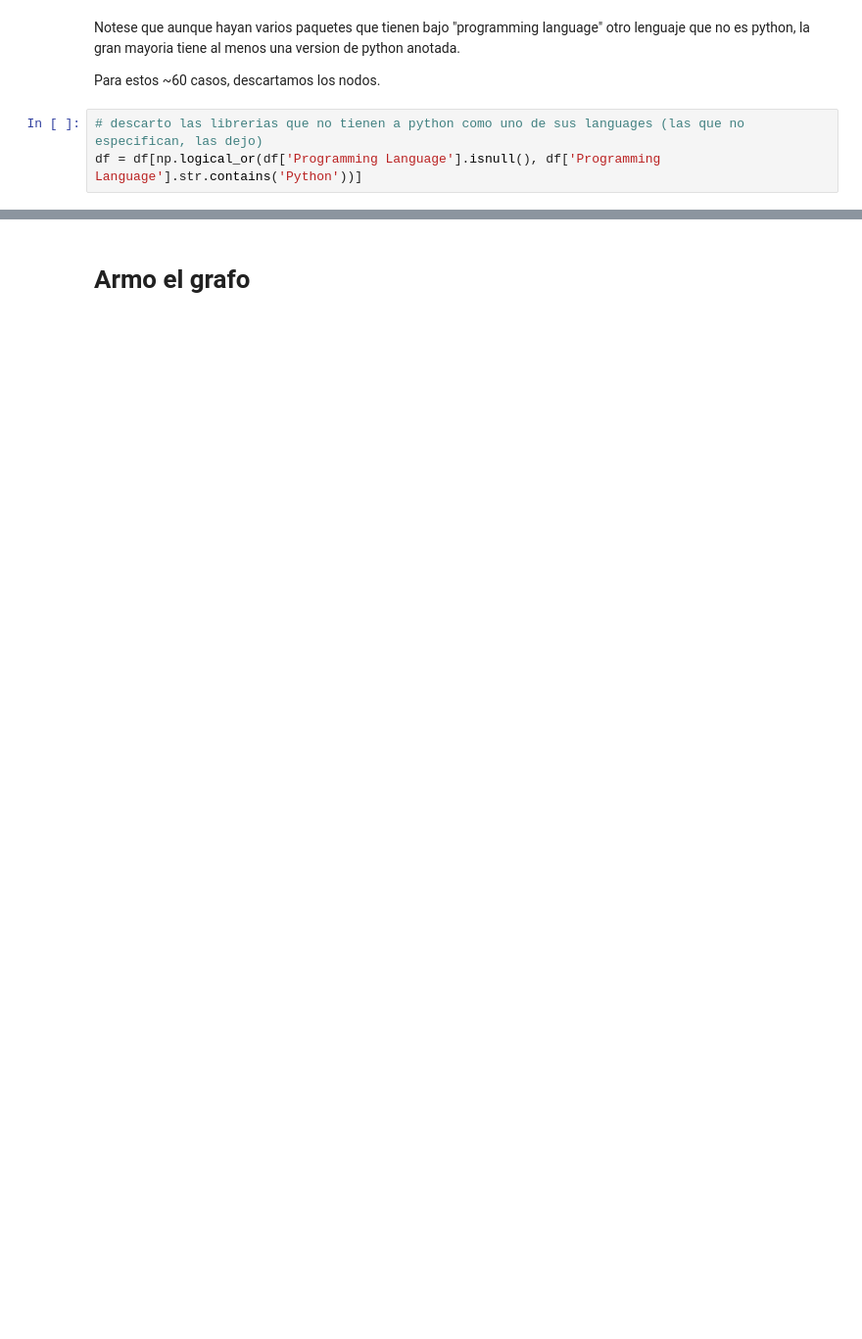
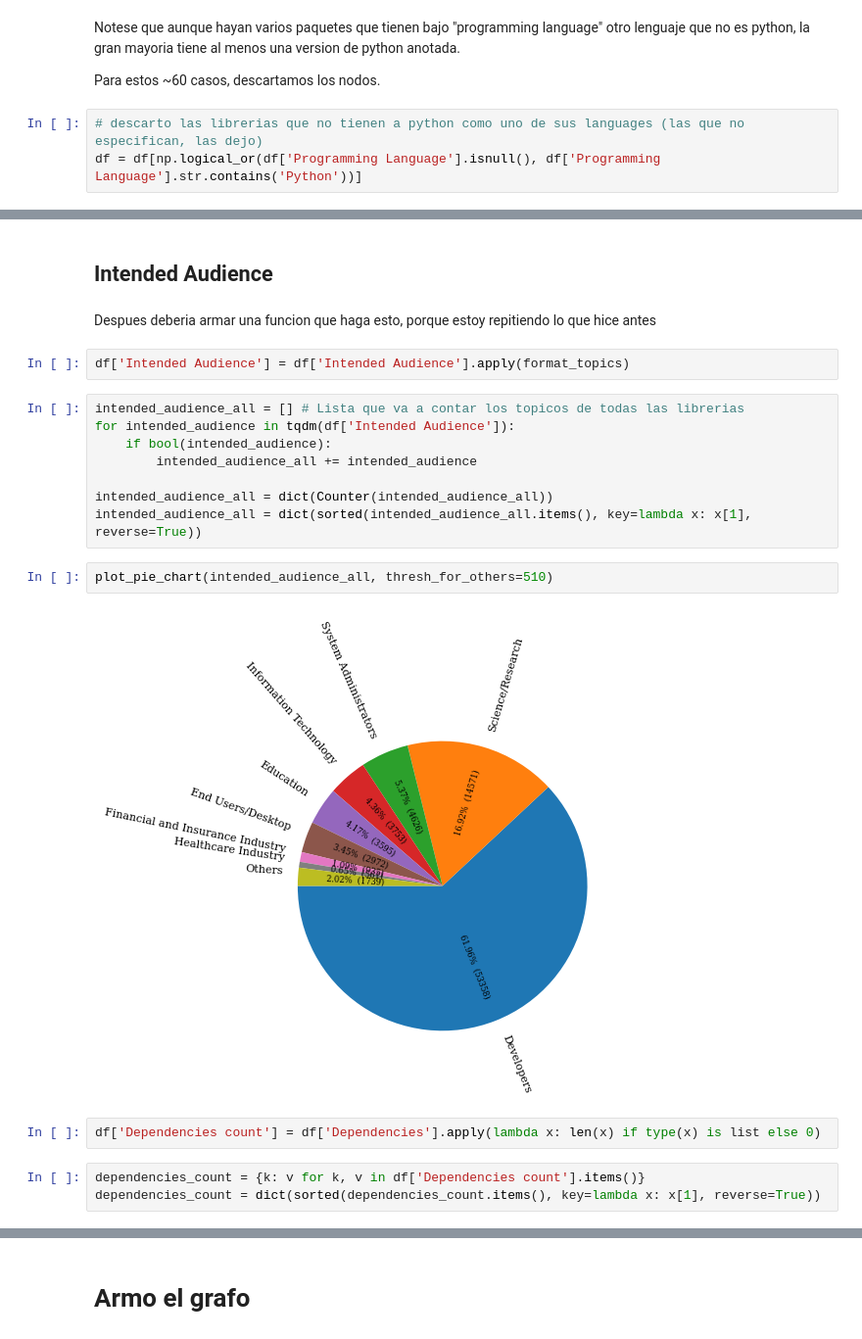
Before and after one commit to facundojgarcia02/CoNet, a Jupyter notebook: Tp Final/analysis/EDA.ipynb, the cells around one changed output, grey strips where cells are left out. Shown at 98% size. Drawn from its saved outputs; the diff is of its cells as text; blank space fills up the shorter version.

```diff
--- a/Tp Final/analysis/EDA.ipynb
+++ b/Tp Final/analysis/EDA.ipynb
@@ -248,0 +273,23 @@ df[~df['Dependencies'].astype(bool)]
+# %% [markdown]
+## Intended Audience
+# %% [markdown]
+Despues deberia armar una funcion que haga esto, porque estoy repitiendo lo que hice antes
+# %%
+df['Intended Audience'] = df['Intended Audience'].apply(format_topics)
+# %%
+intended_audience_all = [] # Lista que va a contar los topicos de todas las librerias
+for intended_audience in tqdm(df['Intended Audience']):
+    if bool(intended_audience):
+        intended_audience_all += intended_audience
+
+intended_audience_all = dict(Counter(intended_audience_all))
+intended_audience_all = dict(sorted(intended_audience_all.items(), key=lambda x: x[1], reverse=True))
+# %%
+plot_pie_chart(intended_audience_all, thresh_for_others=510)
+# %% [output]
+[figure, added]
+# %%
+df['Dependencies count'] = df['Dependencies'].apply(lambda x: len(x) if type(x) is list else 0)
+# %%
+dependencies_count = {k: v for k, v in df['Dependencies count'].items()}
+dependencies_count = dict(sorted(dependencies_count.items(), key=lambda x: x[1], reverse=True))
```
Also changed, not shown: parts of 47 cells of this notebook, 3 other files.
